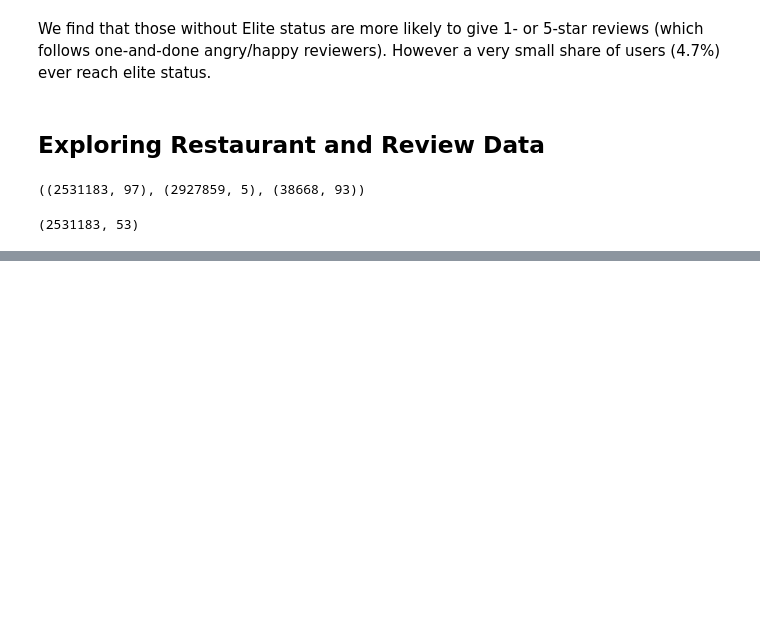
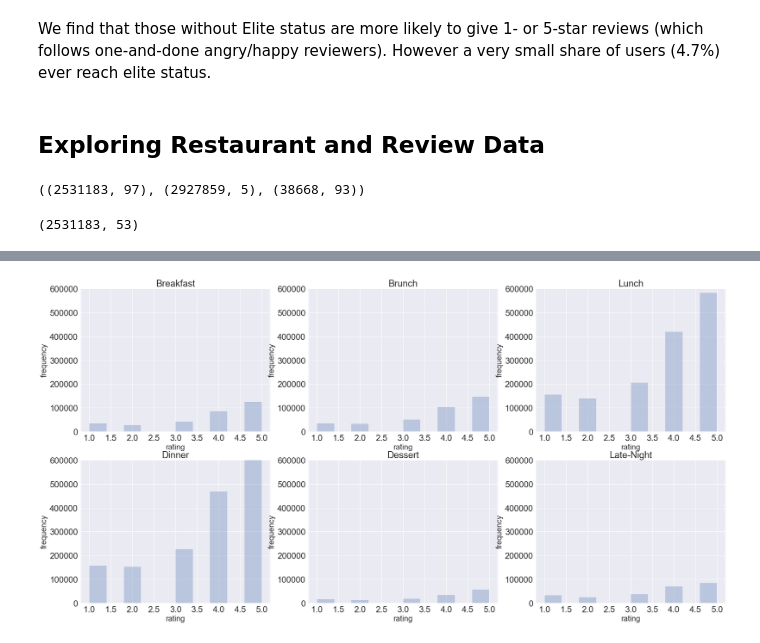
Before and after one commit to mwoluchem/Recommendations_CS209, a Jupyter notebook: Recommendations_EDA.ipynb, the cells around one changed output, grey strips where cells are left out. Saved outputs shown, nothing was run; the diff lists cells and outputs as text; code cells hidden in the pictures; blank space fills up the shorter version.

```diff
--- a/Recommendations_EDA.ipynb
+++ b/Recommendations_EDA.ipynb
@@ -305,0 +465,43 @@ By maintaining a threshold of less than 50 p
+# %%
+# Out of interest, we will look at one more plot- how restaurants good for different kinds of meals are distributed
+# by average star rating
+
+goodfor_list = ['GoodForKids','GoodForMeal_breakfast','GoodForMeal_brunch','GoodForMeal_dessert','GoodForMeal_dinner',
+               'GoodForMeal_latenight','GoodForMeal_lunch']
+
+def plot_relevant_question(dataframe, ax, criteria_label, title_to_use, boolean_query=True):
+    df = dataframe.copy()
+
+    if boolean_query:
+        df = df.loc[df[criteria_label] == 1.0]
+        plt.xlabel("rating")
+        #fig.title(title_to_use, fontsize=24)
+        #plt.hist(df.rating, ax=ax, color=sns.color_palette()[5], alpha=0.75, align='mid')
+        df['rating'].plot(kind='hist', ax=ax, alpha=0.3, title=title_to_use,fontsize=22 )
+        #plt.title(title_to_use, fontsize = 24)
+        #df['rating'].plot(kind='hist', ax=ax, alpha=0.3, title=title_to_use, fontsize=24 )
+        ax.set_ylim(0,600000)
+        ax.set_title(title_to_use, fontsize=24)
+        ax.set_xlabel("rating", fontsize=20)
+        ax.set_ylabel("frequency", fontsize=20)
+        #ax.xlabel("rating")
+        #ax.title(fontsize=24)
+        #ax.legend(loc='best')
+# %%
+fig, ax = plt.subplots(2,3,figsize=(30,15))
+#ax.set_ylim([0,600000])
+ax = ax.flatten()
+
+
+
+plot_relevant_question(geo_subset_biz, ax[0],'GoodForMeal_breakfast', 'Breakfast')
+plot_relevant_question(geo_subset_biz, ax[1],'GoodForMeal_brunch', 'Brunch')
+plot_relevant_question(geo_subset_biz, ax[2], 'GoodForMeal_lunch', 'Lunch')
+plot_relevant_question(geo_subset_biz, ax[3], 'GoodForMeal_dinner', 'Dinner')
+plot_relevant_question(geo_subset_biz, ax[4], 'GoodForMeal_dessert', 'Dessert')
+plot_relevant_question(geo_subset_biz, ax[5], 'GoodForMeal_latenight', 'Late-Night')
+
+
+plt.show()
+# %% [output]
+[figure, added]
```
Also changed, not shown: parts of 17 cells of this notebook, 2 other files.
